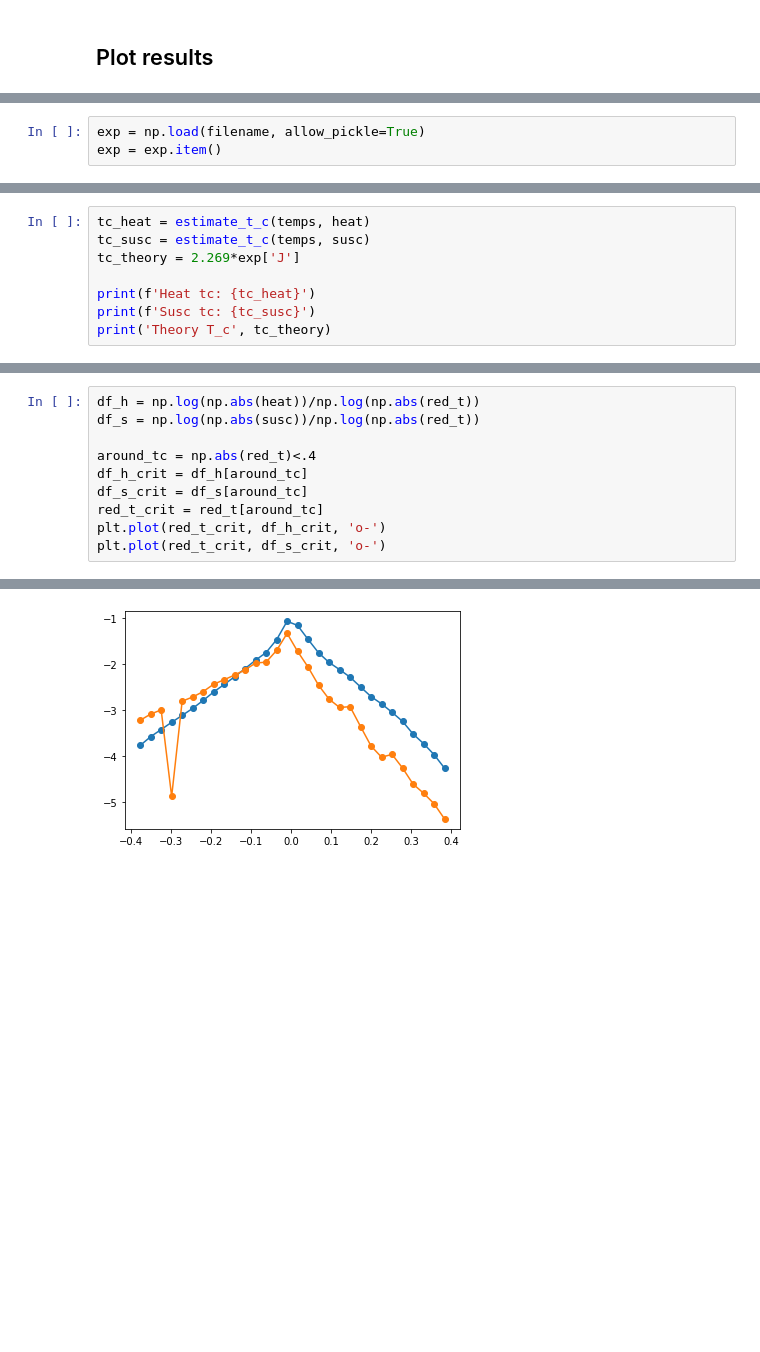
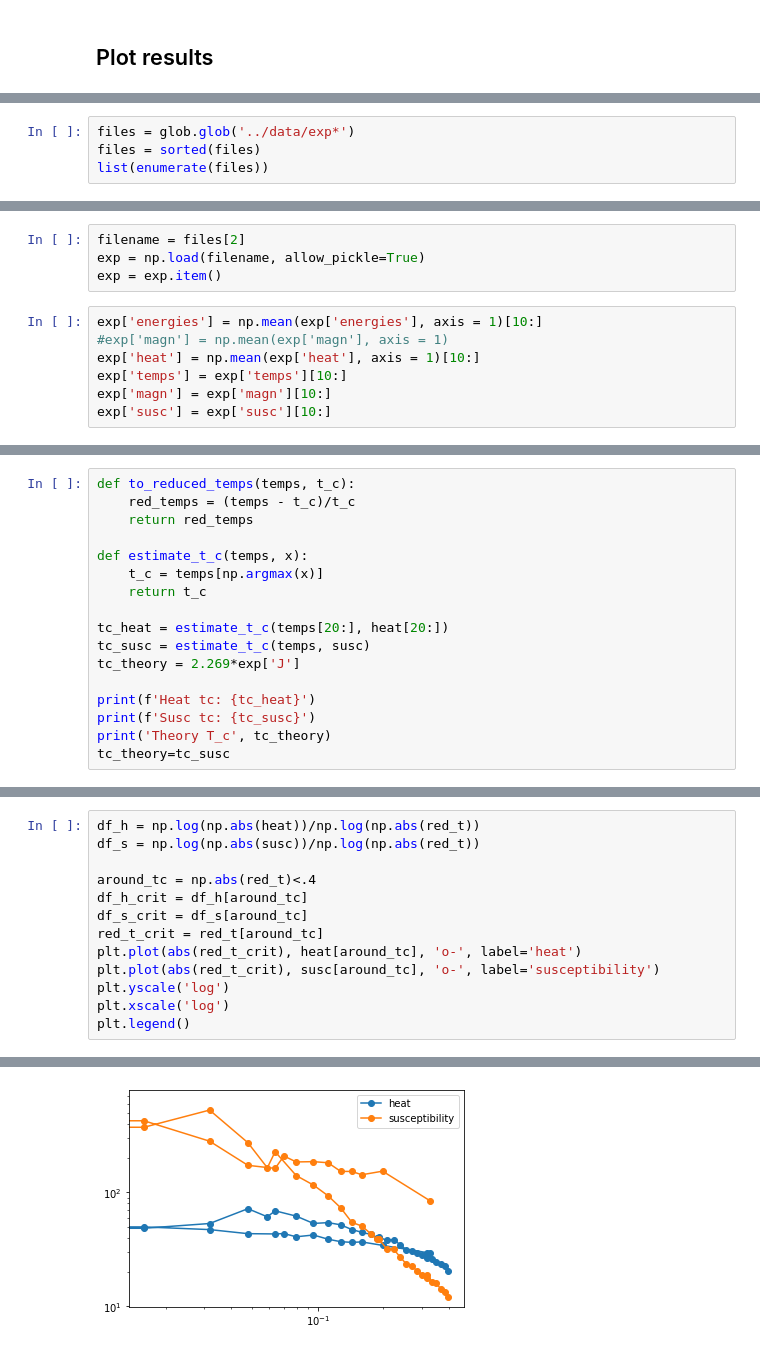
Before and after one commit to danlkv/ising_model, a Jupyter notebook: analysis/Plot and critical exponents.ipynb, the cells around one changed output, grey strips where cells are left out. Drawn from its saved outputs; the diff is of its cells as text; blank space fills up the shorter version.

```diff
--- a/analysis/Plot and critical exponents.ipynb
+++ b/analysis/Plot and critical exponents.ipynb
@@ -57,0 +55,4 @@ filename = f'../data/exp_N{N}_sweep{sweep}.npy'
+# %%
+files = glob.glob('../data/exp*')
+files = sorted(files)
+list(enumerate(files))
@@ -58,4 +77,12 @@ filename = f'../data/exp_N{N}_sweep{sweep}.npy'
 # %%
+filename = files[2]
 exp = np.load(filename, allow_pickle=True)
 exp = exp.item()
+# %%
+exp['energies'] = np.mean(exp['energies'], axis = 1)[10:]
+#exp['magn'] = np.mean(exp['magn'], axis = 1)
+exp['heat'] = np.mean(exp['heat'], axis = 1)[10:]
+exp['temps'] = exp['temps'][10:]
+exp['magn'] = exp['magn'][10:]
+exp['susc'] = exp['susc'][10:]
 # %%
@@ -103,9 +103,18 @@ def onsager_ener(x, t_c):
 # %%
-tc_heat = estimate_t_c(temps, heat)
+def to_reduced_temps(temps, t_c):
+    red_temps = (temps - t_c)/t_c
+    return red_temps
+
+def estimate_t_c(temps, x):
+    t_c = temps[np.argmax(x)]
+    return t_c
+
+tc_heat = estimate_t_c(temps[20:], heat[20:])
 tc_susc = estimate_t_c(temps, susc)
 tc_theory = 2.269*exp['J']
 
 print(f'Heat tc: {tc_heat}')
 print(f'Susc tc: {tc_susc}')
 print('Theory T_c', tc_theory)
+tc_theory=tc_susc
 # %% [output]
@@ -150,6 +140,9 @@ around_tc = np.abs(red_t)<.4
 df_h_crit = df_h[around_tc]
 df_s_crit = df_s[around_tc]
 red_t_crit = red_t[around_tc]
-plt.plot(red_t_crit, df_h_crit, 'o-')
-plt.plot(red_t_crit, df_s_crit, 'o-')
+plt.plot(abs(red_t_crit), heat[around_tc], 'o-', label='heat')
+plt.plot(abs(red_t_crit), susc[around_tc], 'o-', label='susceptibility')
+plt.yscale('log')
+plt.xscale('log')
+plt.legend()
 # %% [output]
@@ -157 +150 @@ plt.plot(red_t_crit, df_s_crit, 'o-')
-[figure, old version]
+[figure, new version]
```
Also changed, not shown: parts of 16 cells of this notebook.
